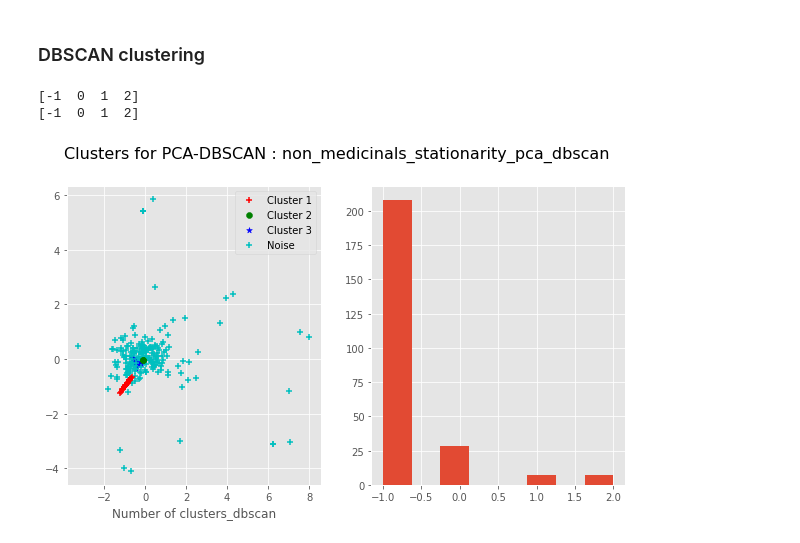
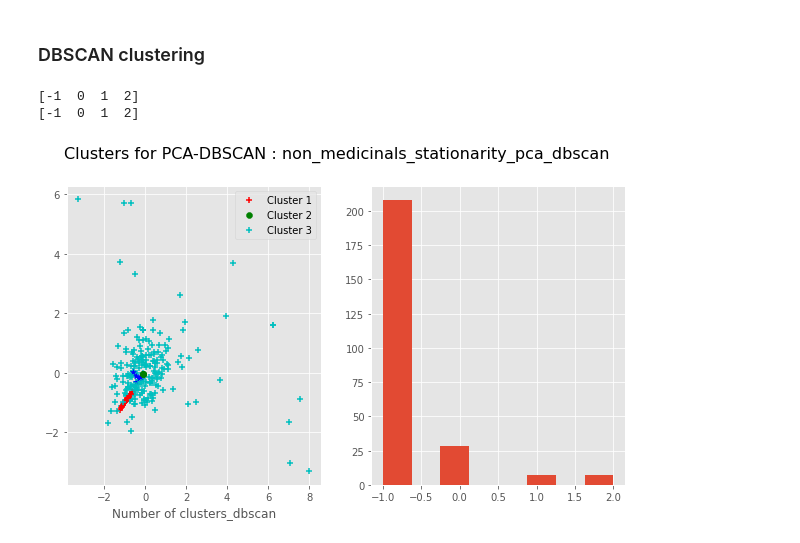
Before and after one commit to GarethWilhelm/TS-Feature-Clustering, a Jupyter notebook: notebooks/3. clustering_tsfresh_features.ipynb, the cells around one changed output. Drawn from its saved outputs; the diff is of its cells as text; code cells hidden in the pictures.

```diff
--- a/notebooks/3. clustering_tsfresh_features.ipynb
+++ b/notebooks/3. clustering_tsfresh_features.ipynb
@@ -99,6 +103,6 @@ def load_features_data(ref: range,root_path: str,target_features,list_of_product
 # %%
 # Create a list of target features
-product_name, all_eff_features = load_features_data(-1,PATH,'efficient_parameters',names)
+product_name, all_eff_features = load_features_data(14,PATH,'efficient_parameters',names)
 # Generate dataframe from excluding redundant features
 # remove export_val prefix on column names
 features_filtered = change_column_prefix(
@@ -111,5 +115,6 @@ stationary_features_df = remove_outliers_iqr(stationary_features_df)
 simplify_column_name(stationary_features_df,'autocorrelation__','auto_corr_')
 simplify_column_name(stationary_features_df,'partial_autocorrelation__','pac_')
 simplify_column_name(stationary_features_df,'augmented_dickey_fuller__attr_','adf_')
-stationary_features_df.head()
+stationary_features_df.columns
+print(product_name, stationary_features_df.shape)
 # %% [output]
@@ -310,34 +313,34 @@ fig.suptitle(f"Clusters for PCA-DBSCAN : {product_name}_{experiment}_pca_dbscan"
 print(np.unique(dbscan.labels_))
 fig.add_subplot(121)
 # fig.set_title('Clusters')
-pca = PCA(n_components=4)
+pca = PCA(n_components=3)
 pca_2d = pca.fit_transform(X_scaled_transposed)
 for i in range(0, pca_2d.shape[0]):
   if dbscan.labels_[i] == 0:
     c1 = plt.scatter(pca_2d[i,0],pca_2d[i,0],c='r',marker='+')
   elif dbscan.labels_[i] == 1:
     c2 = plt.scatter(pca_2d[i,0],pca_2d[i,1],c='g',marker='o')
   elif dbscan.labels_[i] == 2:
     c3 = plt.scatter(pca_2d[i,0],pca_2d[i,2],c='b',marker='*')
   elif dbscan.labels_[i] == 3:
     c4 = plt.scatter(pca_2d[i,0],pca_2d[i,3],c='y',marker='x')
   elif dbscan.labels_[i] == 4:
     c5 = plt.scatter(pca_2d[i,0],pca_2d[i,4],c='g',marker='*')
   elif dbscan.labels_[i] == 5:
     c6 = plt.scatter(pca_2d[i,0],pca_2d[i,5],c='r',marker='x')
   elif dbscan.labels_[i] == -1:
     cn = plt.scatter(pca_2d[i,0],pca_2d[i,-1],c='c',marker='+')
 plt.xlabel("Number of clusters_dbscan")
-plt.legend([c1,c2,c3,cn],['Cluster 1','Cluster 2','Cluster 3','Noise'])
+plt.legend([c1,c2,cn],['Cluster 1','Cluster 2','Cluster 3','Noise'])
 # plt.legend(c,n.append['Noise'])
 
 # plt.title('DBSCAN finds 2 clusters and noise')
 fig.add_subplot(122)
 # plt.set_title=("Cluster instances/frequency")
 plt.hist(dbscan.labels_,bins=8)
 plt.savefig(f"{PATH}/images/{product_name}_{experiment}_pca_dbscan")
 plt.show()
 # %% [output]
 [-1  0  1  2]
 [-1  0  1  2]
-[figure, old version]
+[figure, new version]
```
Also changed, not shown: parts of 10 cells of this notebook.
